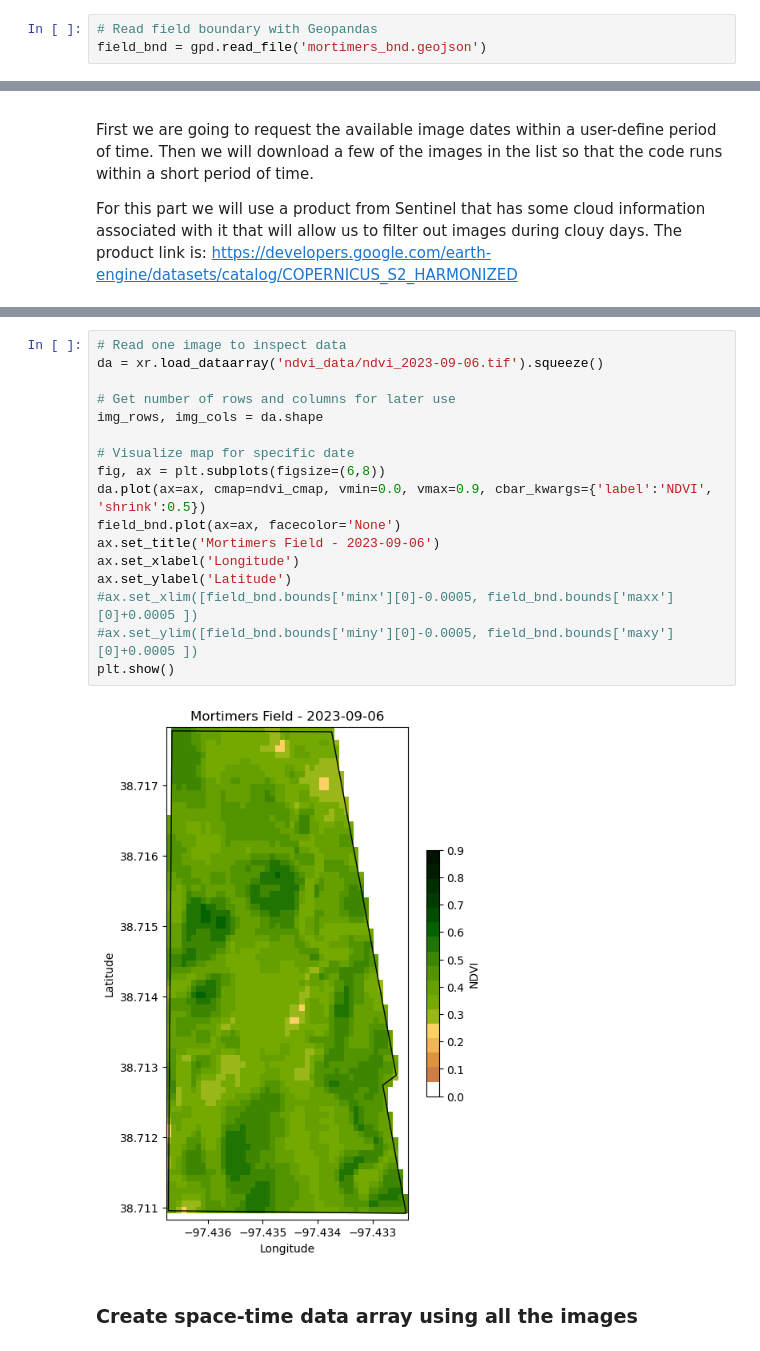
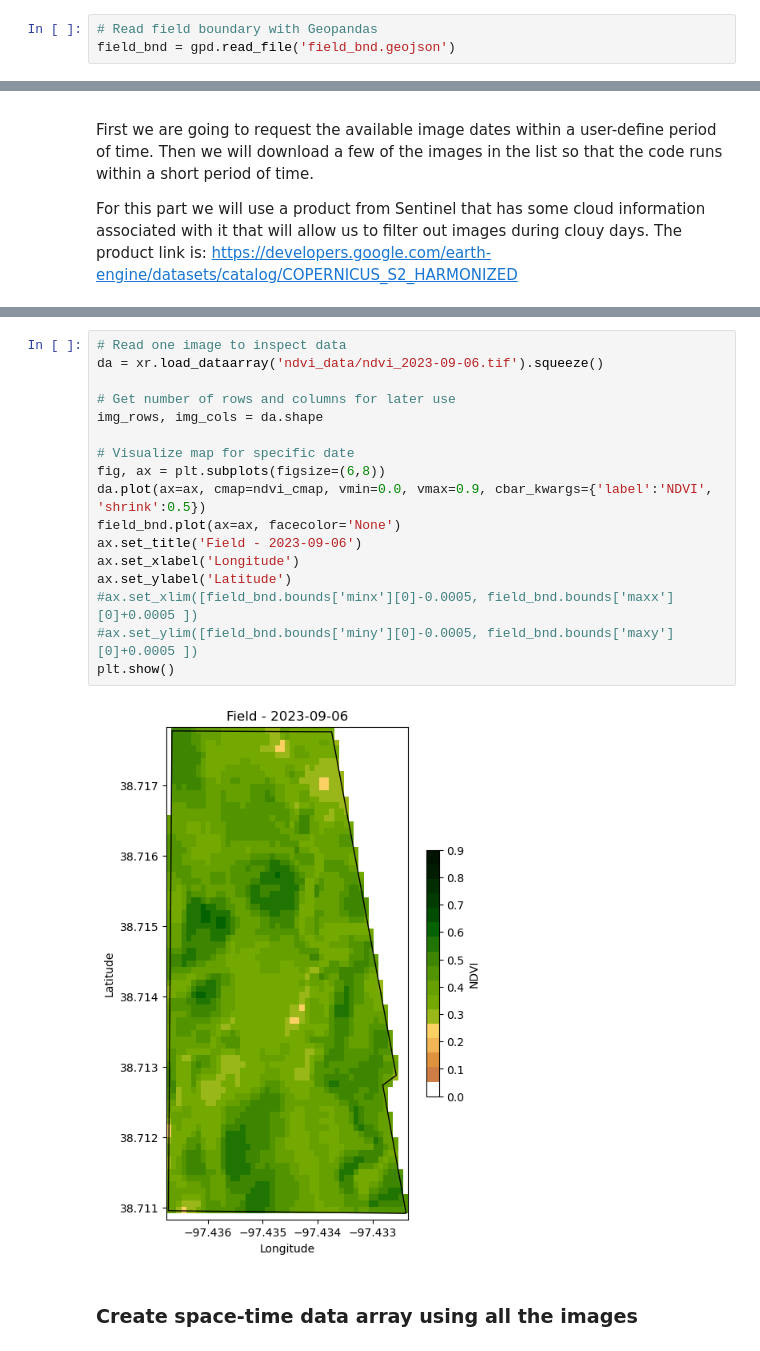
Before and after one commit to soilwater/precisionag-workshop-2024, a Jupyter notebook: mz_notebook_solution.ipynb, the cells around one changed output, grey strips where cells are left out. Cells and saved outputs as stored; diff of their text form.

```diff
--- a/mz_notebook_solution.ipynb
+++ b/mz_notebook_solution.ipynb
@@ -98,7 +106,7 @@ ndvi_cmap
 We will use the boundaries of an actual farmer production field near Gypsum, KS.
 # %%
 # Read field boundary with Geopandas
-field_bnd = gpd.read_file('mortimers_bnd.geojson')
+field_bnd = gpd.read_file('field_bnd.geojson')
 # %%
 # Visualize field boundary
 fig, ax = plt.subplots()
@@ -236,22 +254,22 @@ Saved image ndvi_data/ndvi_2023-11-18.tif
 # %%
 # Read one image to inspect data
 da = xr.load_dataarray('ndvi_data/ndvi_2023-09-06.tif').squeeze()
 
 # Get number of rows and columns for later use
 img_rows, img_cols = da.shape
 
 # Visualize map for specific date
 fig, ax = plt.subplots(figsize=(6,8))
 da.plot(ax=ax, cmap=ndvi_cmap, vmin=0.0, vmax=0.9, cbar_kwargs={'label':'NDVI', 'shrink':0.5})
 field_bnd.plot(ax=ax, facecolor='None')
-ax.set_title('Mortimers Field - 2023-09-06')
+ax.set_title('Field - 2023-09-06')
 ax.set_xlabel('Longitude')
 ax.set_ylabel('Latitude')
 #ax.set_xlim([field_bnd.bounds['minx'][0]-0.0005, field_bnd.bounds['maxx'][0]+0.0005 ])
 #ax.set_ylim([field_bnd.bounds['miny'][0]-0.0005, field_bnd.bounds['maxy'][0]+0.0005 ])
 plt.show()
 # %% [output]
-[figure, old version]
+[figure, new version]
 # %% [markdown]
 ### Create space-time data array using all the images
 # %%
```
Also changed, not shown: parts of 15 cells of this notebook, 26 other files.
